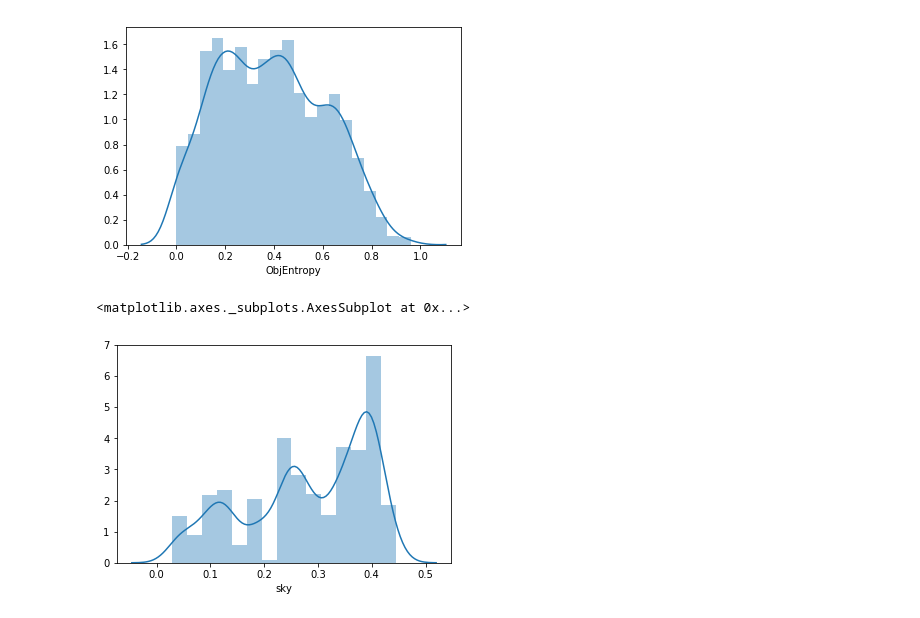
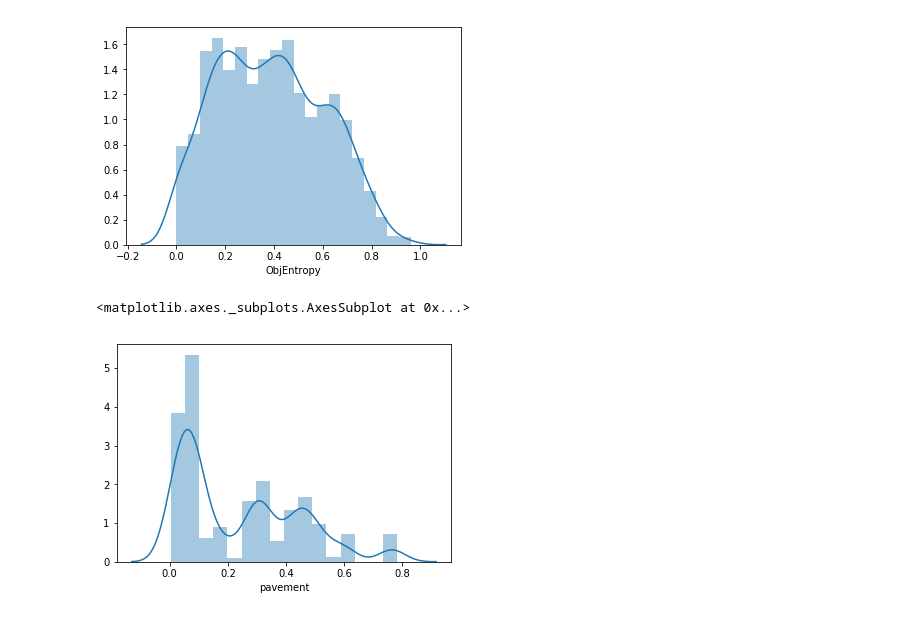
Before and after one commit to sagarjoglekar/PyTorch-ENet, a Jupyter notebook: notebooks/runEnet_onImages.ipynb, the cells around one changed output. Saved outputs shown, nothing was run; the diff lists cells and outputs as text; code cells hidden in the pictures.

```diff
--- a/notebooks/runEnet_onImages.ipynb
+++ b/notebooks/runEnet_onImages.ipynb
@@ -438,7 +438,7 @@ sns.distplot(df['ObjEntropy'])
 <matplotlib.axes._subplots.AxesSubplot at 0x...>
 [figure]
 # %%
-sns.distplot(df['ca'])
+sns.distplot(df['pavement'])
 # %% [output]
 <matplotlib.axes._subplots.AxesSubplot at 0x...>
-[figure, old version]
+[figure, new version]
```
Also changed, not shown: parts of 1 cell of this notebook.
